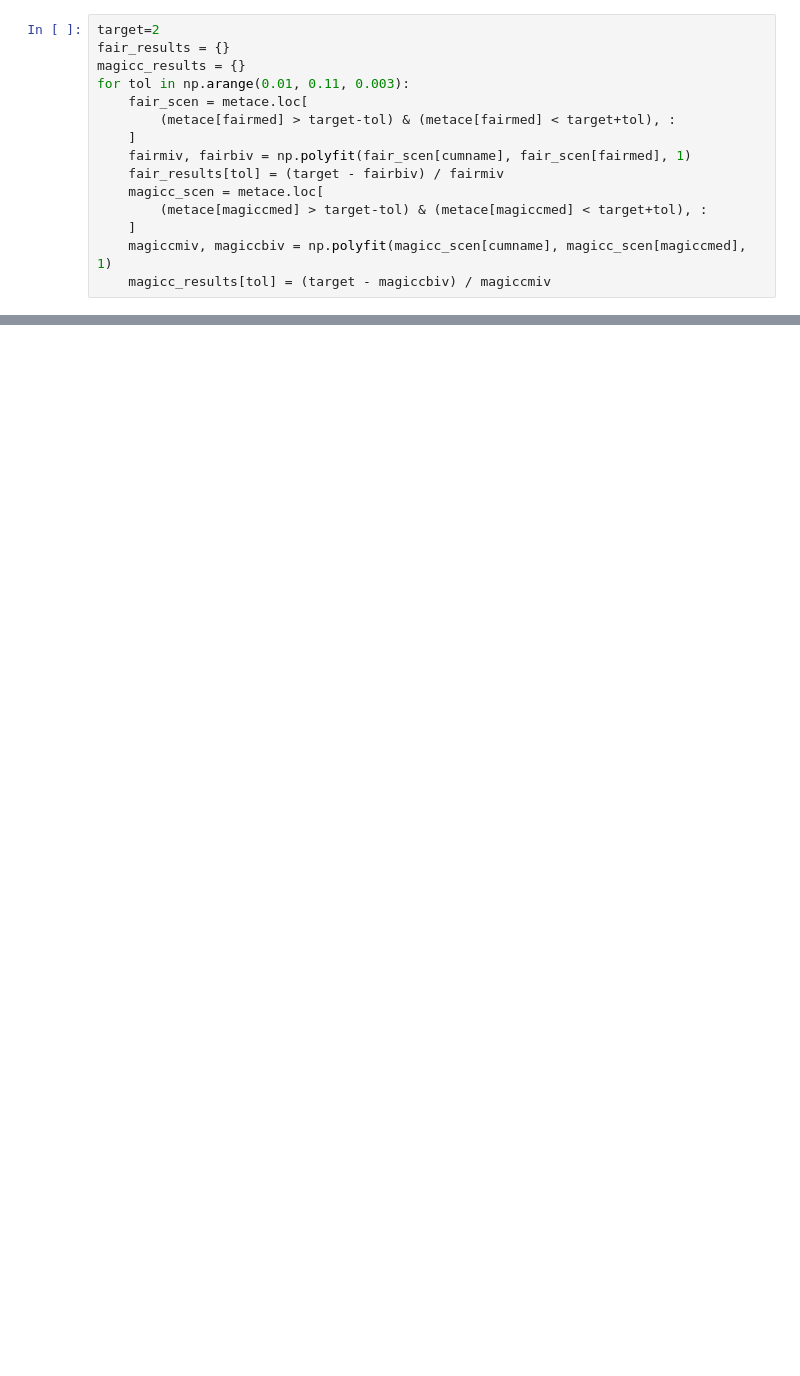
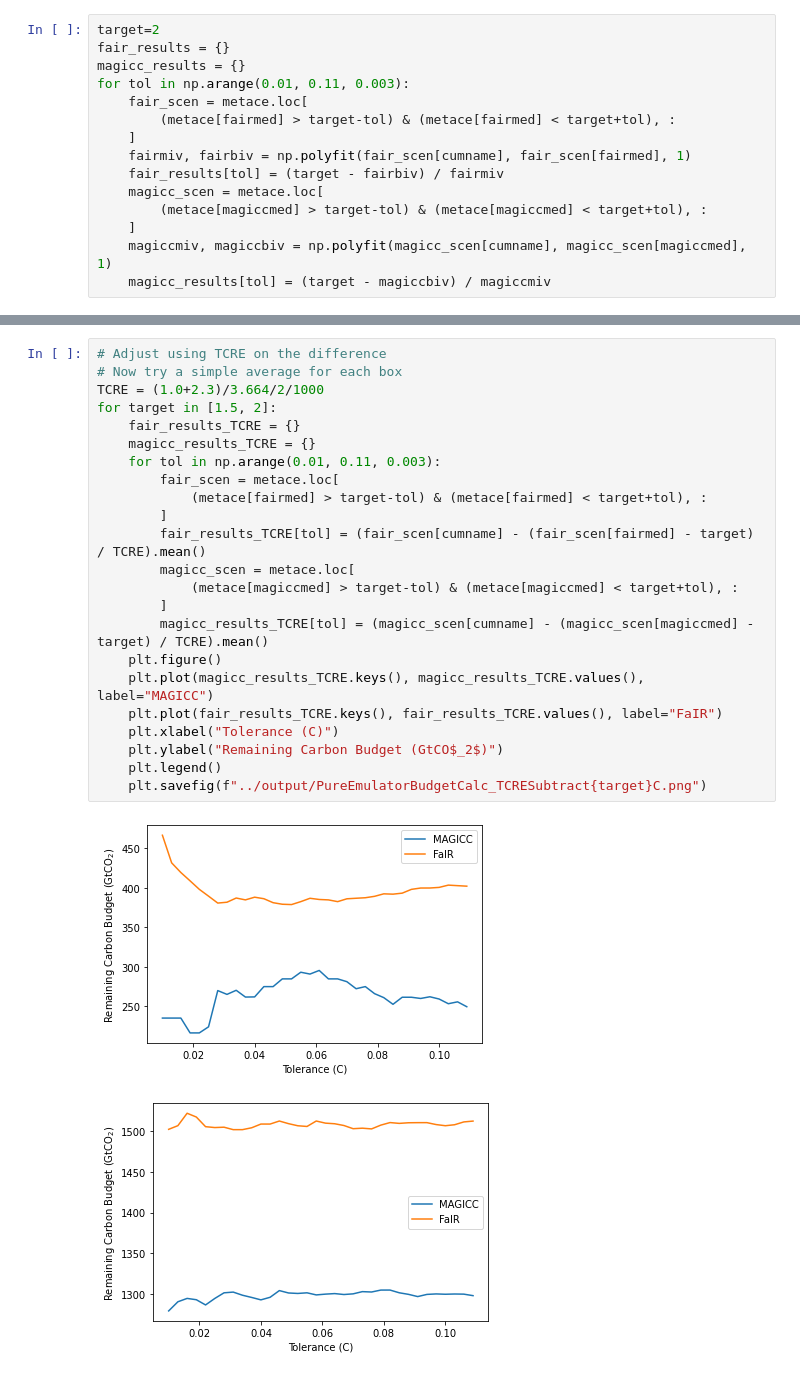
Before and after one commit to Rlamboll/AR6CarbonBudgetCalc, a Jupyter notebook: src/SanityCheck.ipynb, the cells around one changed output, grey strips where cells are left out. Saved outputs shown, nothing was run; the diff lists cells and outputs as text; blank space fills up the shorter version.

```diff
--- a/src/SanityCheck.ipynb
+++ b/src/SanityCheck.ipynb
@@ -285,0 +310,26 @@ dict_values([1482.7055393650992, 2453.4886639152046, 1084.918518724381, 5282.284
+# %%
+# Adjust using TCRE on the difference
+# Now try a simple average for each box
+TCRE = (1.0+2.3)/3.664/2/1000
+for target in [1.5, 2]:
+    fair_results_TCRE = {}
+    magicc_results_TCRE = {}
+    for tol in np.arange(0.01, 0.11, 0.003):
+        fair_scen = metace.loc[
+            (metace[fairmed] > target-tol) & (metace[fairmed] < target+tol), :
+        ]
+        fair_results_TCRE[tol] = (fair_scen[cumname] - (fair_scen[fairmed] - target) / TCRE).mean()
+        magicc_scen = metace.loc[
+            (metace[magiccmed] > target-tol) & (metace[magiccmed] < target+tol), :
+        ]
+        magicc_results_TCRE[tol] = (magicc_scen[cumname] - (magicc_scen[magiccmed] - target) / TCRE).mean()
+    plt.figure()
+    plt.plot(magicc_results_TCRE.keys(), magicc_results_TCRE.values(), label="MAGICC")
+    plt.plot(fair_results_TCRE.keys(), fair_results_TCRE.values(), label="FaIR")
+    plt.xlabel("Tolerance (C)")
+    plt.ylabel("Remaining Carbon Budget (GtCO$_2$)")
+    plt.legend()
+    plt.savefig(f"../output/PureEmulatorBudgetCalc_TCRESubtract{target}C.png")
+# %% [output]
+[figure, added]
+[figure, added]
```
Also changed, not shown: parts of 13 cells of this notebook, 2 other files.
